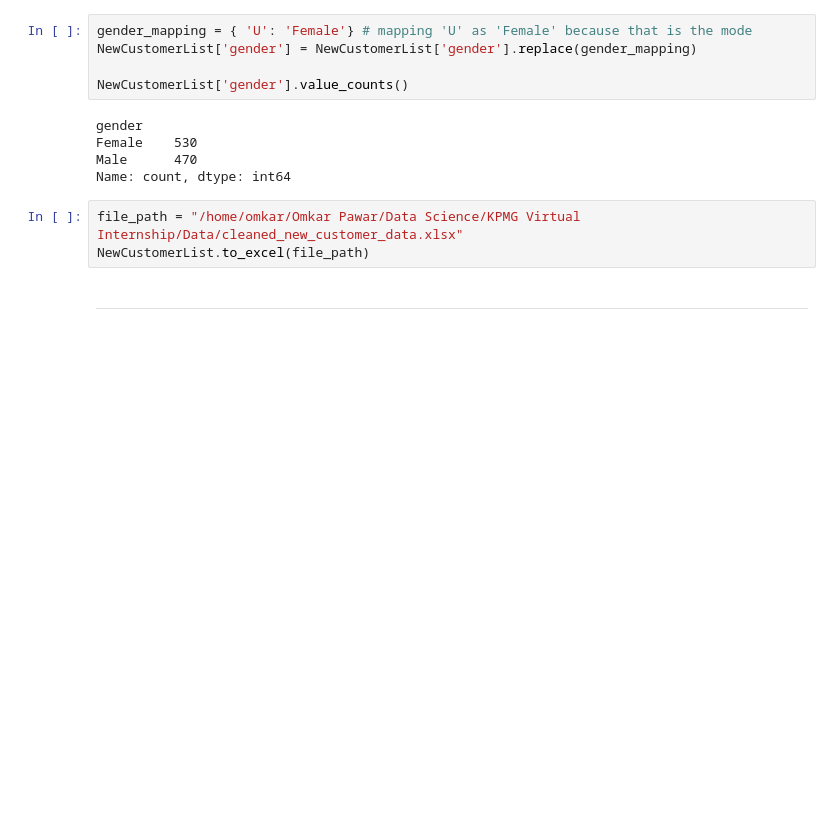
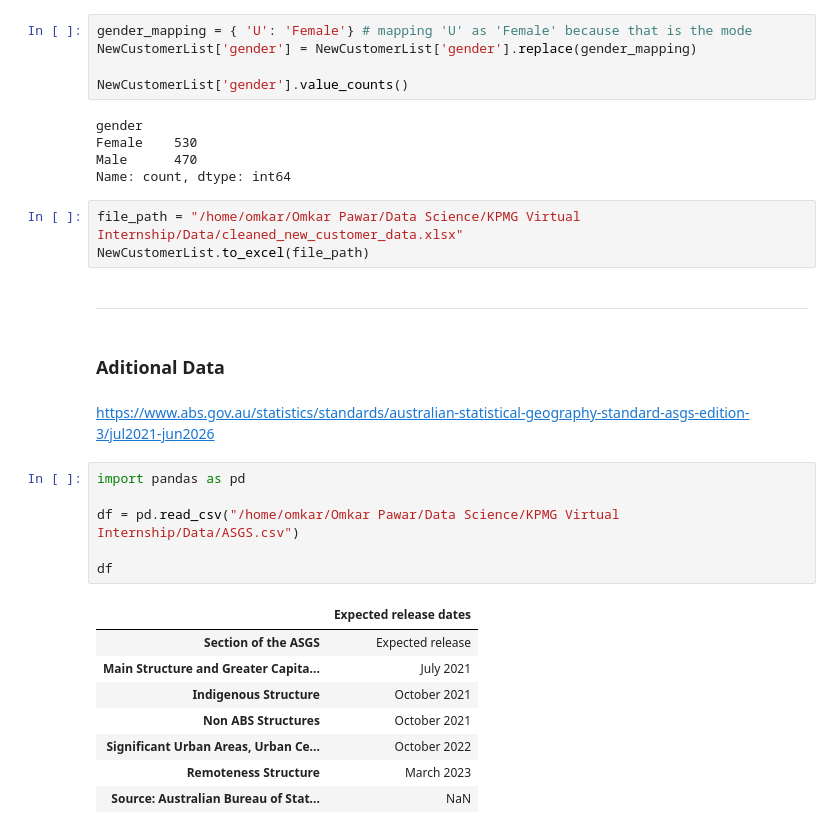
Before and after one commit to omkarpawar1430/KPMG-Virtual-Internship, a Jupyter notebook: Module 2/data_cleaning.ipynb, the cells around one changed output. Drawn from its saved outputs; the diff is of its cells as text; blank space fills up the shorter version.

```diff
--- a/Module 2/data_cleaning.ipynb
+++ b/Module 2/data_cleaning.ipynb
@@ -748,3 +748,22 @@ file_path = "/home/omkar/Omkar Pawar/Data Science/KPMG Virtual Internship/Data/c
 NewCustomerList.to_excel(file_path)
 # %% [markdown]
 --------------
+# %% [markdown]
+### Aditional Data
+# %% [markdown]
+https://www.abs.gov.au/statistics/standards/australian-statistical-geography-standard-asgs-edition-3/jul2021-jun2026
+# %%
+import pandas as pd
+
+df = pd.read_csv("/home/omkar/Omkar Pawar/Data Science/KPMG Virtual Internship/Data/ASGS.csv")
+
+df
+# %% [output]
+|  | Expected release dates |
+| Section of the ASGS | Expected release |
+| Main Structure and Greater Capita... | July 2021 |
+| Indigenous Structure | October 2021 |
+| Non ABS Structures | October 2021 |
+| Significant Urban Areas, Urban Ce... | October 2022 |
+| Remoteness Structure | March 2023 |
+| Source: Australian Bureau of Stat... | NaN |
```
Also changed, not shown: 3 other files.
